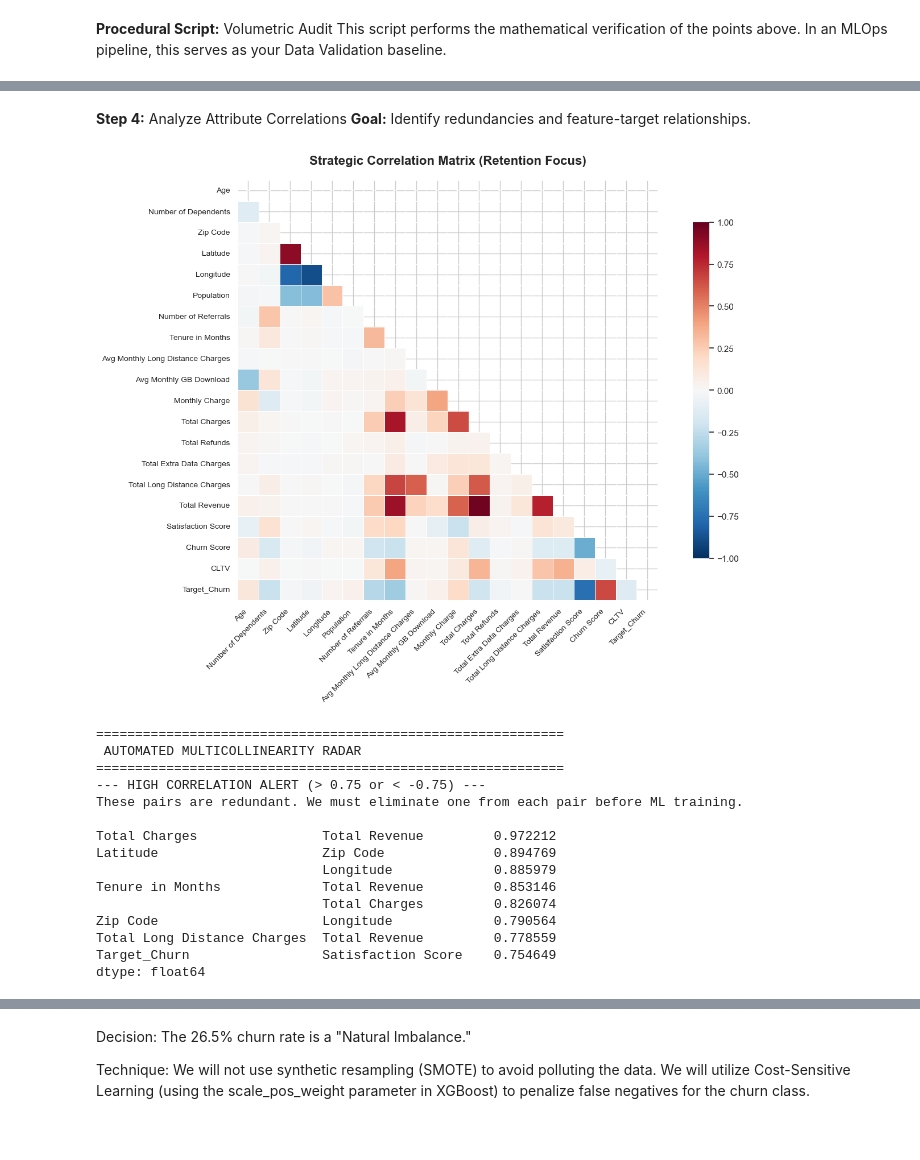
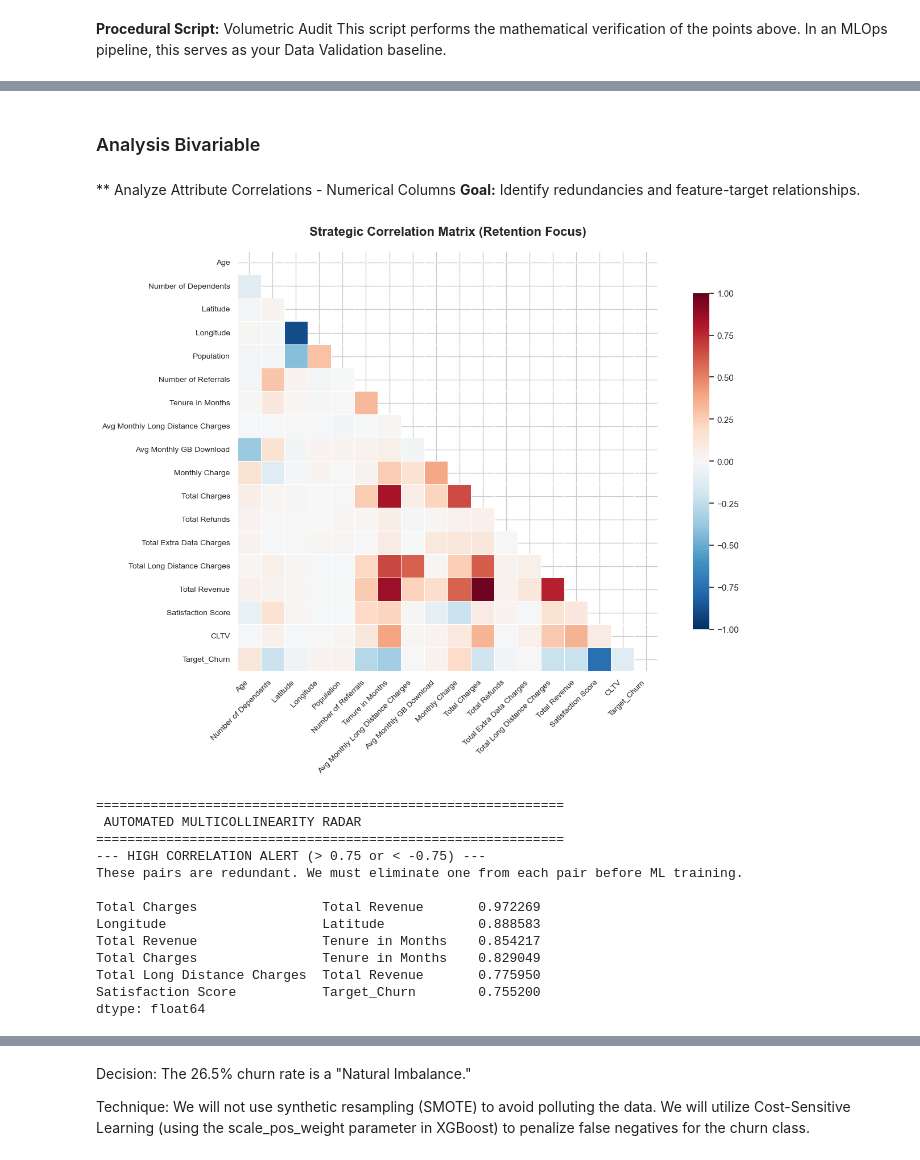
Before and after one commit to davip25/churn-arp, a Jupyter notebook: notebooks/f2-01_data-understanding_churn-arp.ipynb, the cells around one changed output, grey strips where cells are left out. Cells and saved outputs as stored; diff of their text form; code cells hidden in the pictures; blank space fills up the shorter version.

Commit message:
feat(fe): complete overhaul of exploratory analysis and extraction of 4 predictive rules

```diff
--- a/notebooks/f2-01_data-understanding_churn-arp.ipynb
+++ b/notebooks/f2-01_data-understanding_churn-arp.ipynb
@@ -124,0 +71,17 @@ Upon loading, we observe that the dataset contains 50 columns, significantly mor
+# %%
+# File rutes
+DATA_PATH = "../data/raw/telco.zip"
+VAULT_PATH = "../data/processed/holdout_life_simulation.csv"
+
+df_raw = pd.read_csv(DATA_PATH, compression='zip')
+vault_size = 0.10
+test_size = 0.20
+df_xy, df_vault = train_test_split(df_raw, test_size=vault_size, train_size=0.90, random_state=42, stratify=df_raw['Churn Label'])
+
+df_dev, df_test = train_test_split(df_xy, test_size=test_size, train_size=0.80, random_state=42, stratify=df_xy['Churn Label'])
+
+# Saving the Houldout DF
+os.makedirs(os.path.dirname(VAULT_PATH), exist_ok=True)
+df_vault.to_csv(VAULT_PATH, index=False)
+logging.info(f"The Vault ({vault_size * 100}) loked at: ({VAULT_PATH}), shape: ({df_vault.shape[0]}) rows")
+logging.info(f"Development Set({(1 - vault_size) * 100:.0f}%), shape: ({df_dev.shape[0]})")
@@ -313,0 +279,4 @@ This script performs the mathematical verification of the points above. In an ML
+# %%
+# Leakage Columns Deletion
+df_dev = df_dev.drop(['Churn Score', 'Customer Status', 'Churn Category', 'Churn Reason'], axis=1)
+df_dev.shape
@@ -313,0 +285,4 @@ This script performs the mathematical verification of the points above. In an ML
+# %%
+# Non Cardinality Column Deletion
+df_dev = df_dev.drop(['Country', 'State', 'Quarter'], axis=1)
+df_dev.shape
@@ -313,0 +291,5 @@ This script performs the mathematical verification of the points above. In an ML
+# %%
+# Domain 2: Geography columns deletion
+# I already have Latitude and Longitude
+df_dev = df_dev.drop(['City', 'Zip Code'], axis=1)
+df_dev.shape
@@ -469,21 +386,20 @@ display(HTML(f"<div class='scrollable-table'>{master_report_v2.to_html()}</div>"
+# %% [markdown]
+### Analysis Bivariable
 # %% [markdown]
-**Step 4:** Analyze Attribute Correlations
+** Analyze Attribute Correlations - Numerical Columns
 **Goal:** Identify redundancies and feature-target relationships.
 # %%
 # CODE: Strategic Correlation Matrix & Multicollinearity Radar
-import matplotlib.pyplot as plt
-import seaborn as sns
-import numpy as np
 
 # ============================================================
 # 1. VISUAL EDA: CORRELATION HEATMAP
 # ============================================================
 # Prepare the Target variable explicitly for correlation
-df_plot = df.copy()
-df_plot['Target_Churn'] = (df_plot['Churn Label'] == 'Yes').astype(int)
+df_dev_plot = df_dev.copy()
+df_dev_plot['Target_Churn'] = (df_dev_plot['Churn Label'] == 'Yes').astype(int)
 
 # Isolate numerical variables
-numeric_cols = df_plot.select_dtypes(include=[np.number])
+numeric_cols = df_dev_plot.select_dtypes(include=[np.number])
 
 # Calculate Pearson correlation
 corr = numeric_cols.corr()
@@ -511,46 +427,44 @@ sns.heatmap(
 
 plt.title("Strategic Correlation Matrix (Retention Focus)", fontsize=16, weight='bold', pad=20)
 plt.xticks(rotation=45, ha='right', fontsize=10)
 plt.yticks(fontsize=10)
 plt.tight_layout()
 plt.show()
 
 # ============================================================
 # 2. CONSOLE REPORT: MULTICOLLINEARITY RADAR
 # ============================================================
 print("\n" + "=" * 60)
 print(" AUTOMATED MULTICOLLINEARITY RADAR")
 print("=" * 60)
 print("--- HIGH CORRELATION ALERT (> 0.75 or < -0.75) ---")
 print("These pairs are redundant. We must eliminate one from each pair before ML training.\n")
 
 # Unstack and sort the matrix to find the highest correlation programmatically
 c = corr.abs()
 s = c.unstack()
 so = s.sort_values(kind="quicksort", ascending=False)
 
 # Filter out self-correlation (1.0) and weak correlations
 high_corr = so[(so > 0.75) & (so < 1.0)]
 
 # Drop duplicate pairs (since A vs B is the same as B vs A)
 if not high_corr.empty:
     print(high_corr[::2])
 else:
     print("NO SEVERE MULTICOLLINEARITY DETECTED. All features are unique.")
 # %% [output]
-[figure, old version]
+[figure, new version]
 ============================================================
  AUTOMATED MULTICOLLINEARITY RADAR
 ============================================================
 --- HIGH CORRELATION ALERT (> 0.75 or < -0.75) ---
 These pairs are redundant. We must eliminate one from each pair before ML training.
 
-Total Charges                Total Revenue         0.972212
-Latitude                     Zip Code              0.894769
-                             Longitude             0.885979
-Tenure in Months             Total Revenue         0.853146
-                             Total Charges         0.826074
-Zip Code                     Longitude             0.790564
-Total Long Distance Charges  Total Revenue         0.778559
-Target_Churn                 Satisfaction Score    0.754649
+Total Charges                Total Revenue       0.972269
+Longitude                    Latitude            0.888583
+Total Revenue                Tenure in Months    0.854217
+Total Charges                Tenure in Months    0.829049
+Total Long Distance Charges  Total Revenue       0.775950
+Satisfaction Score           Target_Churn        0.755200
 dtype: float64
```
Also changed, not shown: parts of 97 cells of this notebook, 1 other file.
